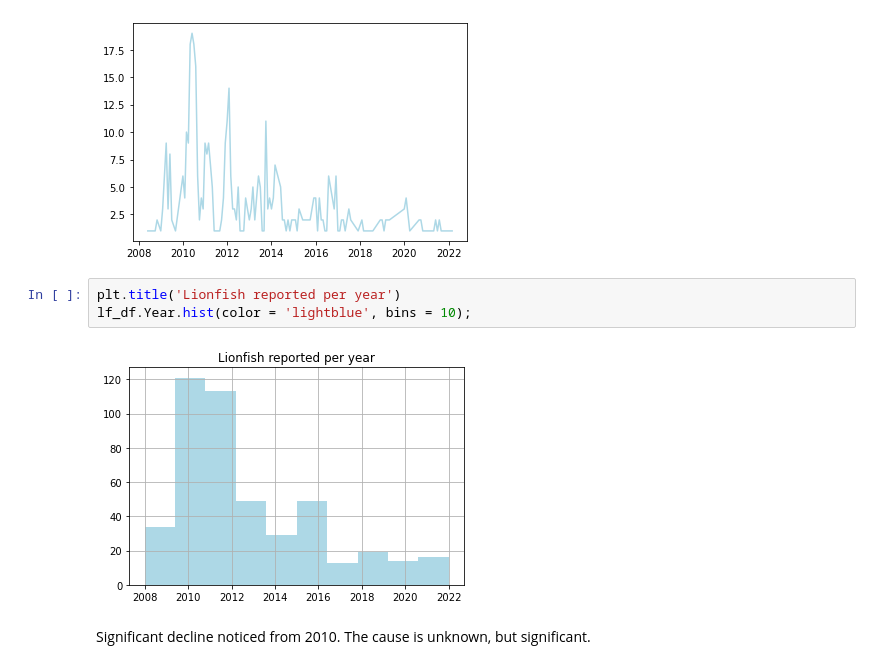
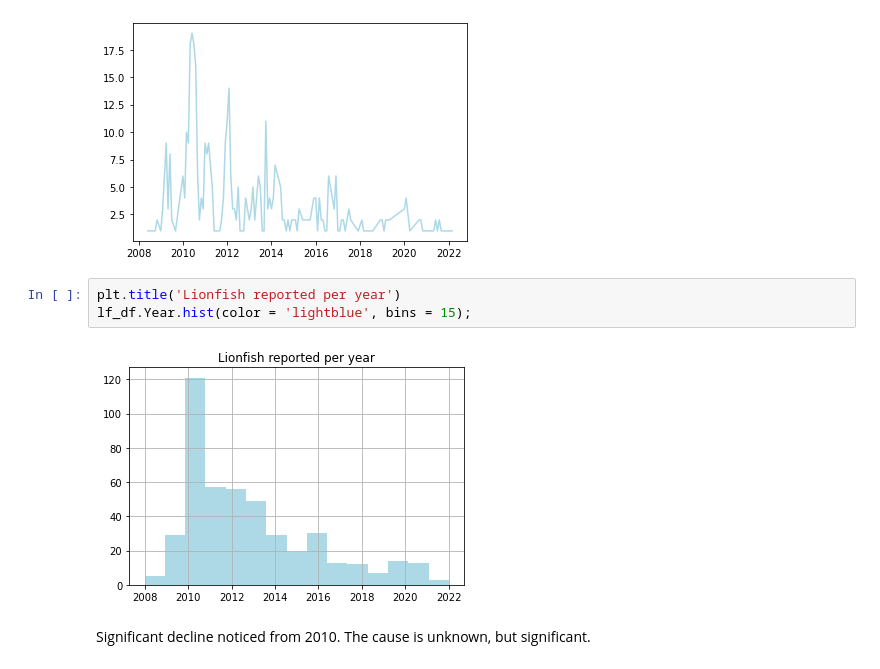
Before and after one commit to eric220/lf_probability_map, a Jupyter notebook: notebooks/Explore_Data.ipynb, the cells around one changed output. Saved outputs shown, nothing was run; the diff lists cells and outputs as text.

```diff
--- a/notebooks/Explore_Data.ipynb
+++ b/notebooks/Explore_Data.ipynb
@@ -145,9 +145,9 @@ plt.plot(dt_df.groupby('date')['num_lf'].sum(), color = 'lightblue');
 [figure]
 # %%
 plt.title('Lionfish reported per year')
-lf_df.Year.hist(color = 'lightblue', bins = 10);
+lf_df.Year.hist(color = 'lightblue', bins = 15);
 # %% [output]
-[figure, old version]
+[figure, new version]
 # %% [markdown]
 Significant decline noticed from 2010. The cause is unknown, but significant.
 # %%
```
Also changed, not shown: parts of 15 cells of this notebook, 2 other files.
